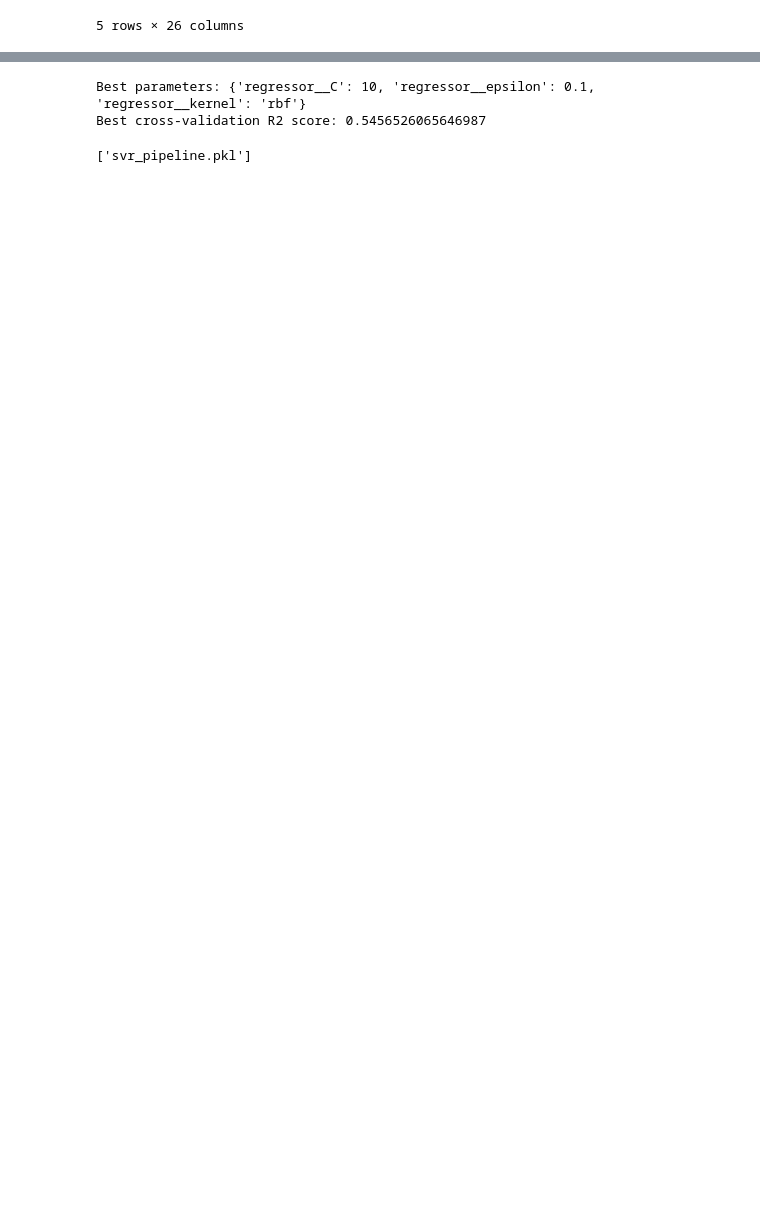
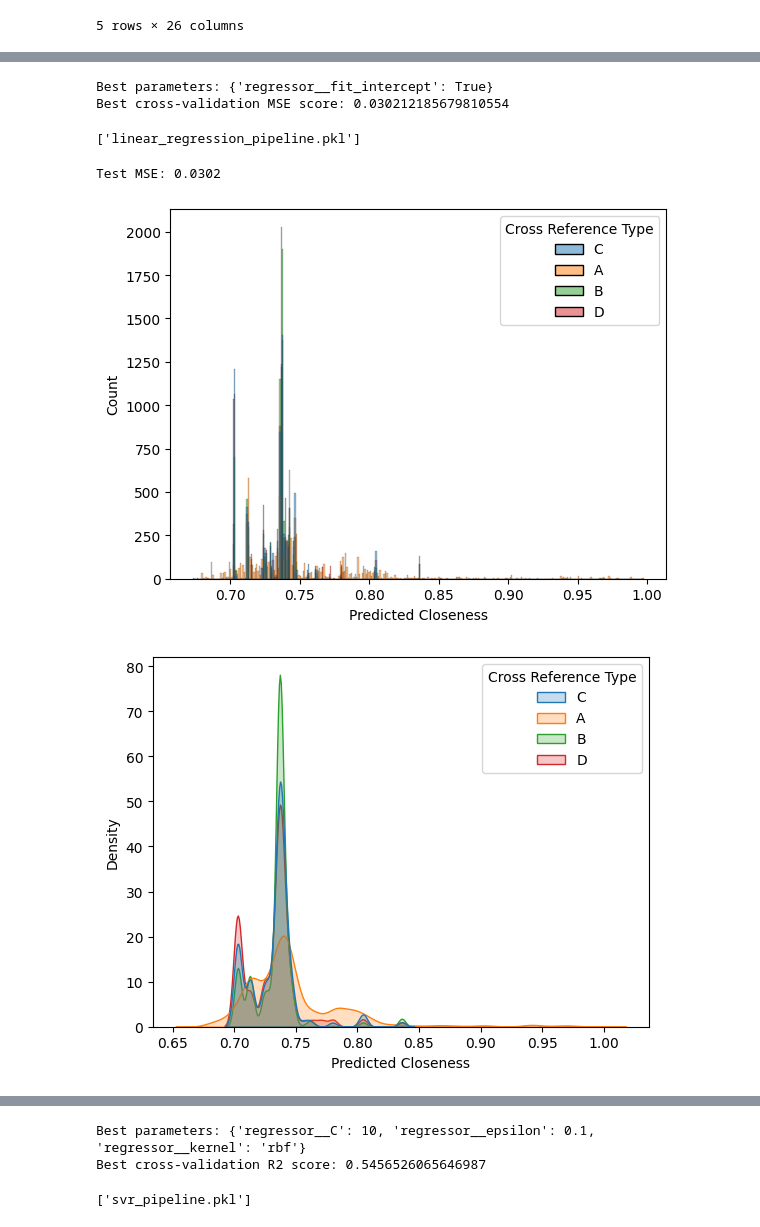
Before and after one commit to Flyingfish812/PIE2024STMicro, a Jupyter notebook: notebook/main.ipynb, the cells around one changed output, grey strips where cells are left out. Saved outputs shown, nothing was run; the diff lists cells and outputs as text; code cells hidden in the pictures; blank space fills up the shorter version.

```diff
--- a/notebook/main.ipynb
+++ b/notebook/main.ipynb
@@ -277 +357,78 @@ for x_col, y_col in column_pairs:
 ... (3 outputs left out)
+# %%
+df_train , df_val, df_test = split_dataframe(df_sampled,0.9,0,0.1)
+X_train = df_train[numerical_columns]
+y_train = df_train["Closeness"]
+X_val = df_val[numerical_columns]
+y_val = df_val["Closeness"]
+X_test = df_test[numerical_columns]
+y_test = df_test["Closeness"]
+# %%
+from sklearn.model_selection import GridSearchCV
+from sklearn.linear_model import LinearRegression
+from sklearn.pipeline import Pipeline
+import joblib
+
+
+# Create the pipeline
+pipeline = Pipeline(steps=[
+    ('regressor', LinearRegression())
+])
+
+# Define hyperparameter grid
+param_grid = {
+    'regressor__fit_intercept': [True, False]
+}
+Best_parameters= {'regressor__fit_intercept': True}
+# Initialize GridSearchCV
+grid_search = GridSearchCV(pipeline, param_grid, cv=5, n_jobs=-1, scoring='neg_mean_squared_error')
+
+# Fit the model
+grid_search.fit(X_train, y_train)
+
+# Best parameters
+print("Best parameters:", grid_search.best_params_)
+
+# Best score
+print("Best cross-validation MSE score:", -grid_search.best_score_)
+# Best cross-validation MSE score: 0.030216958799108677
+# Save the model
+lr_model =grid_search.best_estimator_
+joblib.dump(grid_search.best_estimator_, 'linear_regression_pipeline.pkl')
+# %% [output]
+Best parameters: {'regressor__fit_intercept': True}
+Best cross-validation MSE score: 0.030212185679810554
+['linear_regression_pipeline.pkl']
+# %%
+model_accuracy ={}
+# %%
+from sklearn.metrics import mean_squared_error
+def test_model(model):
+    df = df_test.copy()
+    y_pred = model.predict(X_test)
+    df["Predicted Closeness"] =y_pred
+    df["absolute_error"] = np.abs(df["Closeness"]-df["Predicted Closeness"])
+    mse = mean_squared_error(y_test, y_pred)
+    print(f"Test MSE: {mse:.4f}")
+    sns.histplot(df[df["Predicted Closeness"]<=1], x='Predicted Closeness', hue='Cross Reference Type')
+    plt.show()
+    sns.kdeplot(df[df["Predicted Closeness"]<=1], x='Predicted Closeness', hue='Cross Reference Type',fill=True, common_norm=False)
+    plt.show()
+    fig, axes = plt.subplots(2, 2, figsize=(15, 10))
+    cross_reference_types = df["Cross Reference Type"].unique()
+
+    for ax, ctype in zip(axes.flatten(), cross_reference_types):
+        sns.histplot(df[df["Cross Reference Type"] == ctype], x='Predicted Closeness', hue='Cross Reference Type', ax=ax)
+        ax.set_title(f'Cross Reference Type: {ctype}')
+
+    plt.tight_layout()
+    plt.show()
+    sns.barplot(data=df, hue='Cross Reference Type', x='absolute_error')
+    plt.show()
+    return mse
+# %%
+model_accuracy["Linear Regregression"]= test_model(lr_model)
+# %% [output]
+Test MSE: 0.0302
+[figure, added]
+[figure, added]
```
Also changed, not shown: parts of 14 cells of this notebook, 15 other files.
